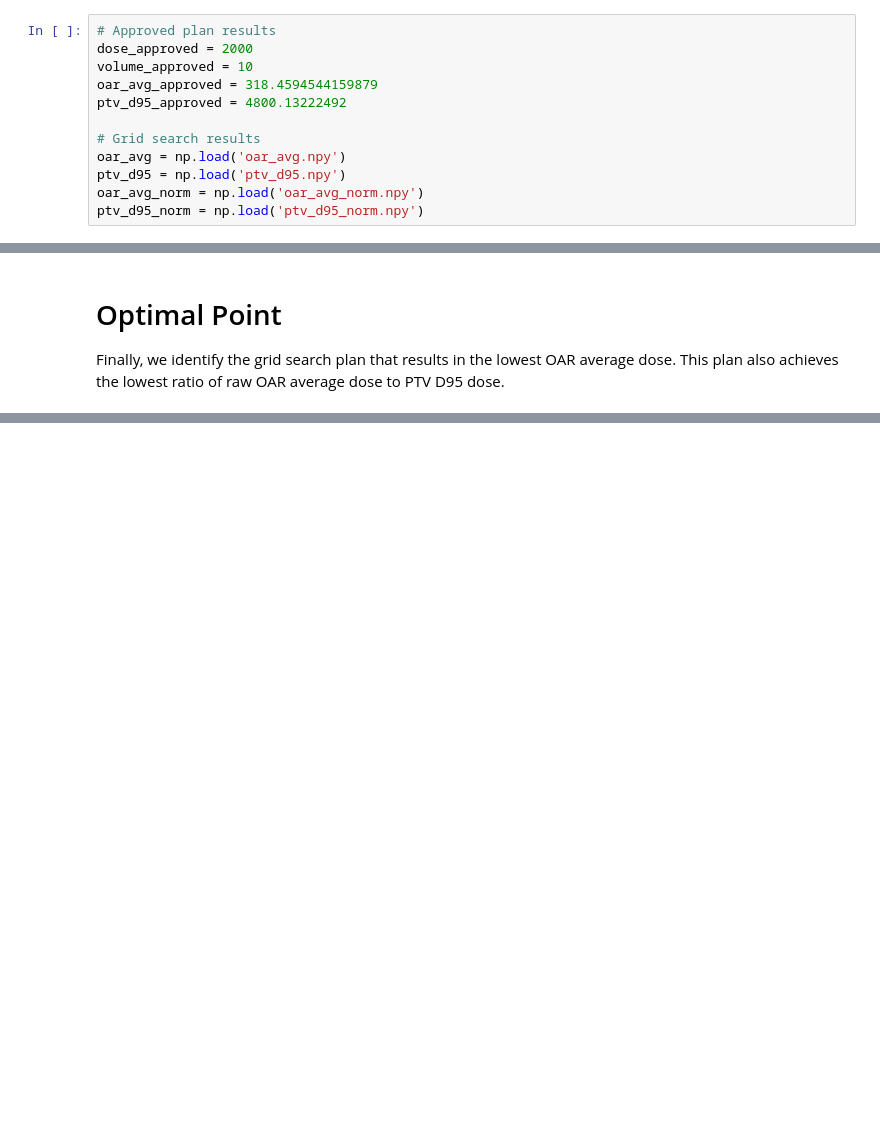
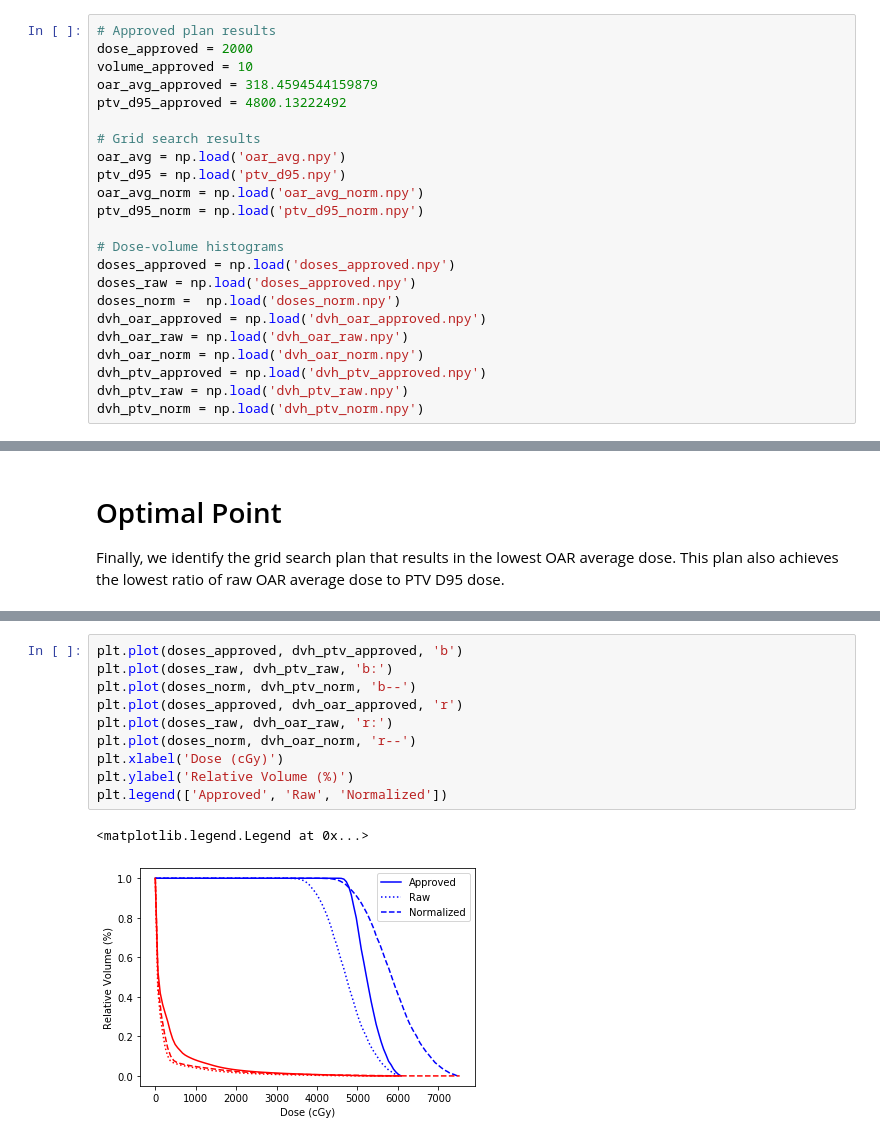
Before and after one commit to kels271828/RayBay, a Jupyter notebook: results/grid_search/grid_search.ipynb, the cells around one changed output, grey strips where cells are left out. Cells and saved outputs as stored; diff of their text form; blank space fills up the shorter version.

```diff
--- a/results/grid_search/grid_search.ipynb
+++ b/results/grid_search/grid_search.ipynb
@@ -22,6 +22,17 @@ oar_avg = np.load('oar_avg.npy')
 ptv_d95 = np.load('ptv_d95.npy')
 oar_avg_norm = np.load('oar_avg_norm.npy')
 ptv_d95_norm = np.load('ptv_d95_norm.npy')
+
+# Dose-volume histograms
+doses_approved = np.load('doses_approved.npy')
+doses_raw = np.load('doses_approved.npy')
+doses_norm =  np.load('doses_norm.npy')
+dvh_oar_approved = np.load('dvh_oar_approved.npy')
+dvh_oar_raw = np.load('dvh_oar_raw.npy')
+dvh_oar_norm = np.load('dvh_oar_norm.npy')
+dvh_ptv_approved = np.load('dvh_ptv_approved.npy')
+dvh_ptv_raw = np.load('dvh_ptv_raw.npy')
+dvh_ptv_norm = np.load('dvh_ptv_norm.npy')
 # %%
 def plot_lines(results_vec, results_name):
     """Plot results as lines."""
@@ -166,0 +180,13 @@ Dose: 3000, Volume: 6, Min dose: 222.86260469154263
+# %%
+plt.plot(doses_approved, dvh_ptv_approved, 'b')
+plt.plot(doses_raw, dvh_ptv_raw, 'b:')
+plt.plot(doses_norm, dvh_ptv_norm, 'b--')
+plt.plot(doses_approved, dvh_oar_approved, 'r')
+plt.plot(doses_raw, dvh_oar_raw, 'r:')
+plt.plot(doses_norm, dvh_oar_norm, 'r--')
+plt.xlabel('Dose (cGy)')
+plt.ylabel('Relative Volume (%)')
+plt.legend(['Approved', 'Raw', 'Normalized'])
+# %% [output]
+<matplotlib.legend.Legend at 0x...>
+[figure, added]
```
Also changed, not shown: parts of 3 cells of this notebook, 12 other files.
